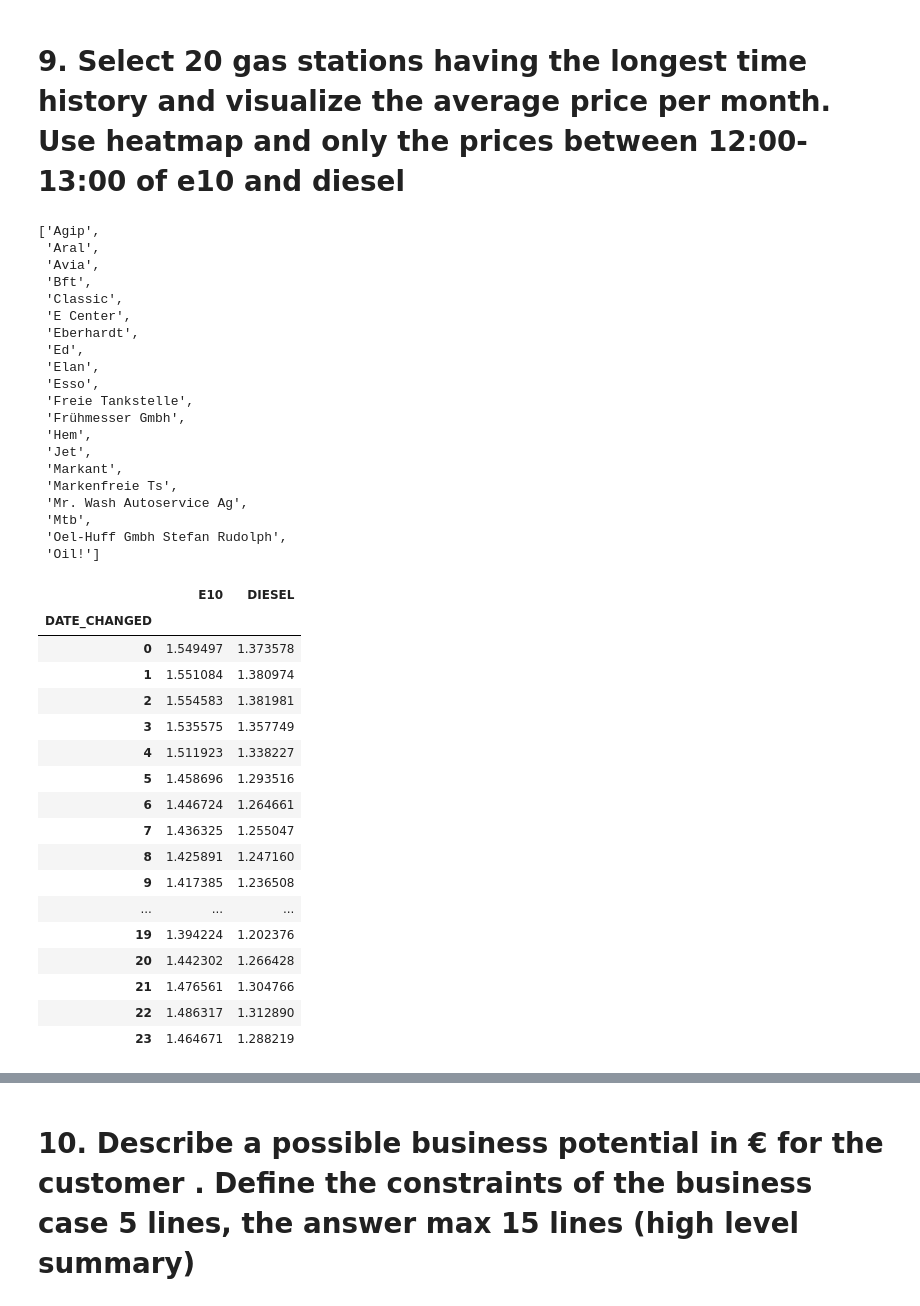
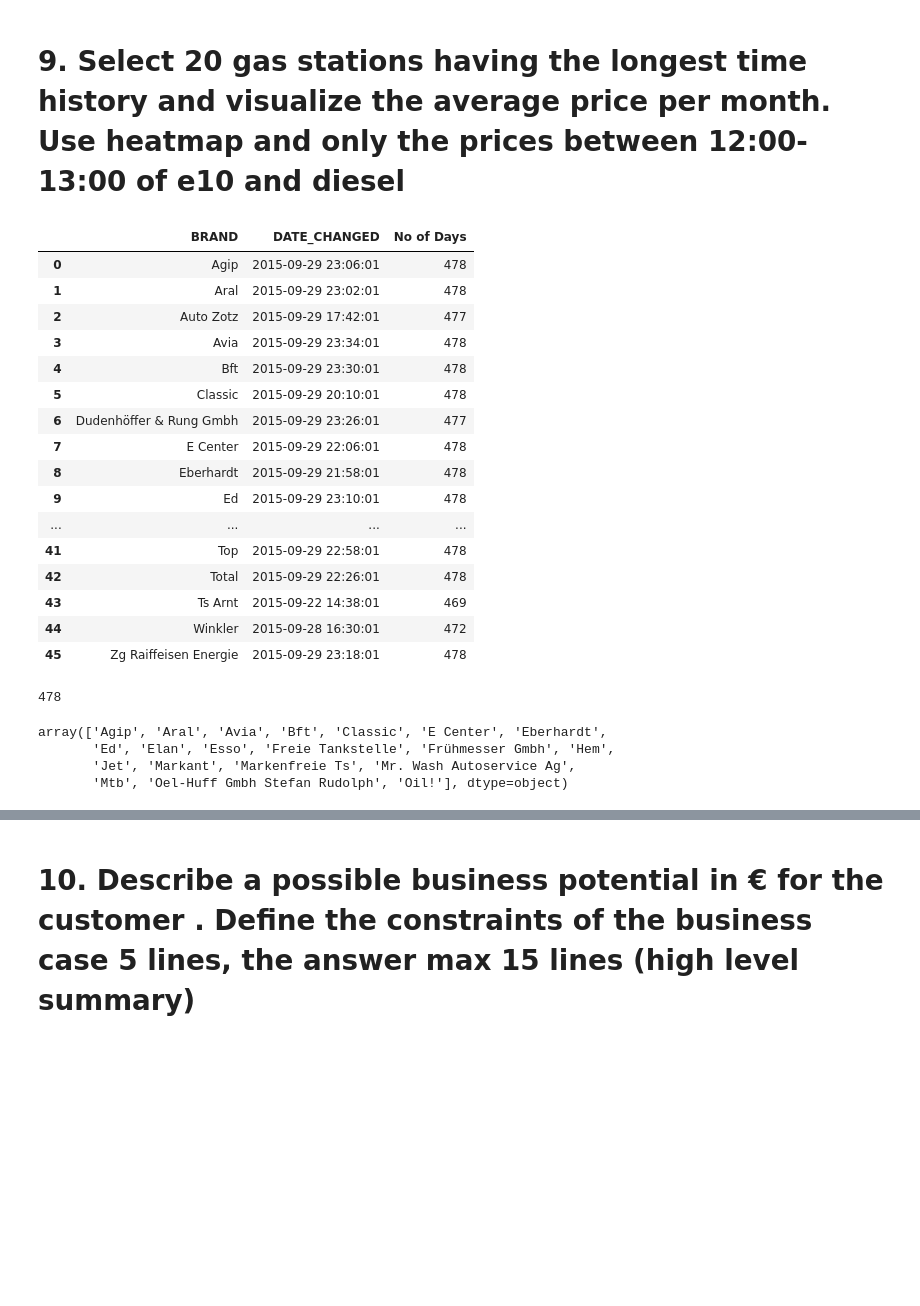
Before and after one commit to ds2019tukl/DS-2019-narayana-manjunath-reddy, a Jupyter notebook: Exercise 1.ipynb, the cells around one changed output, grey strips where cells are left out. Drawn from its saved outputs; the diff is of its cells as text; code cells hidden in the pictures; blank space fills up the shorter version.

```diff
--- a/Exercise 1.ipynb
+++ b/Exercise 1.ipynb
@@ -477,31 +477,39 @@ display(Markdown('# The hour during the day we have the most price changes is at
 # The hour during the day we have the most price changes is at 12 Hours with 85434 changes
 # %% [markdown]
 # 9. Select 20 gas stations having the longest time history and visualize the average price per month. Use heatmap and only the prices between 12:00-13:00 of e10 and diesel
+# %%
+brand_end
+# %% [output]
+|  | BRAND | DATE_CHANGED | No of Days |
+| 0 | Agip | 2015-09-29 23:06:01 | 478 |
+| 1 | Aral | 2015-09-29 23:02:01 | 478 |
+| 2 | Auto Zotz | 2015-09-29 17:42:01 | 477 |
+| 3 | Avia | 2015-09-29 23:34:01 | 478 |
+| 4 | Bft | 2015-09-29 23:30:01 | 478 |
+| 5 | Classic | 2015-09-29 20:10:01 | 478 |
+| 6 | Dudenhöffer & Rung Gmbh | 2015-09-29 23:26:01 | 477 |
+| 7 | E Center | 2015-09-29 22:06:01 | 478 |
+| 8 | Eberhardt | 2015-09-29 21:58:01 | 478 |
+| 9 | Ed | 2015-09-29 23:10:01 | 478 |
+| ... | ... | ... | ... |
+| 41 | Top | 2015-09-29 22:58:01 | 478 |
+| 42 | Total | 2015-09-29 22:26:01 | 478 |
+| 43 | Ts Arnt | 2015-09-22 14:38:01 | 469 |
+| 44 | Winkler | 2015-09-28 16:30:01 | 472 |
+| 45 | Zg Raiffeisen Energie | 2015-09-29 23:18:01 | 478 |
 # %%
 brand_group = brand_end.groupby('No of Days')
 # %%
 max_idx = brand_group['BRAND'].count().idxmax()
+max_idx
+# %% [output]
+478
 # %%
 top_brand_list = (brand_group.get_group(max_idx)['BRAND'][:20]).to_list()
-top_brand_list
-# %% [output]
-['Agip',
- 'Aral',
- 'Avia',
- 'Bft',
- 'Classic',
- 'E Center',
- 'Eberhardt',
- 'Ed',
- 'Elan',
- 'Esso',
- 'Freie Tankstelle',
- 'Frühmesser Gmbh',
- 'Hem',
- 'Jet',
- 'Markant',
- 'Markenfreie Ts',
- 'Mr. Wash Autoservice Ag',
- 'Mtb',
- 'Oel-Huff Gmbh Stefan Rudolph',
- 'Oil!']
+# %%
+(brand_group.get_group(max_idx)['BRAND'][:20]).values
+# %% [output]
+array(['Agip', 'Aral', 'Avia', 'Bft', 'Classic', 'E Center', 'Eberhardt',
+       'Ed', 'Elan', 'Esso', 'Freie Tankstelle', 'Frühmesser Gmbh', 'Hem',
+       'Jet', 'Markant', 'Markenfreie Ts', 'Mr. Wash Autoservice Ag',
+       'Mtb', 'Oel-Huff Gmbh Stefan Rudolph', 'Oil!'], dtype=object)
@@ -510,23 +524,0 @@ month_grouped_obj = merged_df.groupby(merged_df.DATE_CHANGED.dt.month_name())['E
-# %%
-month_grouped_obj['Mean']=month_grouped_obj.mean(axis=1)
-hour_grouped_obj = merged_df.groupby(merged_df.DATE_CHANGED.dt.hour)['E10','DIESEL'].mean()
-hour_grouped_obj
-# %% [output]
-|  | E10 | DIESEL |
-| DATE_CHANGED |  |  |
-| 0 | 1.549497 | 1.373578 |
-| 1 | 1.551084 | 1.380974 |
-| 2 | 1.554583 | 1.381981 |
-| 3 | 1.535575 | 1.357749 |
-| 4 | 1.511923 | 1.338227 |
-| 5 | 1.458696 | 1.293516 |
-| 6 | 1.446724 | 1.264661 |
-| 7 | 1.436325 | 1.255047 |
-| 8 | 1.425891 | 1.247160 |
-| 9 | 1.417385 | 1.236508 |
-| ... | ... | ... |
-| 19 | 1.394224 | 1.202376 |
-| 20 | 1.442302 | 1.266428 |
-| 21 | 1.476561 | 1.304766 |
-| 22 | 1.486317 | 1.312890 |
-| 23 | 1.464671 | 1.288219 |
```
Also changed, not shown: parts of 8 cells of this notebook.
